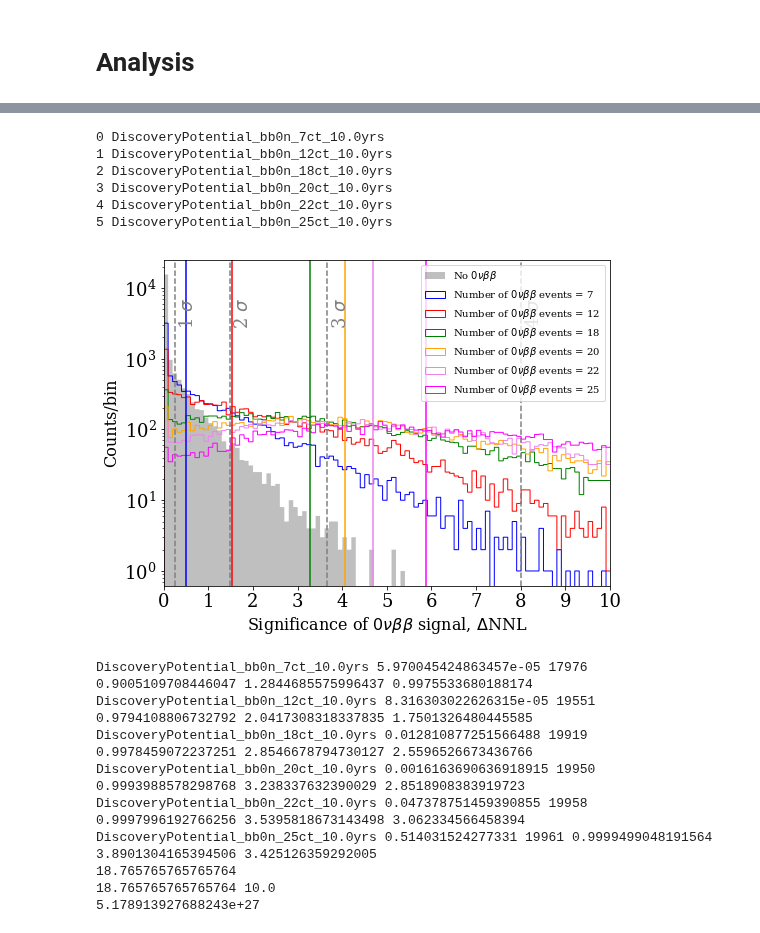
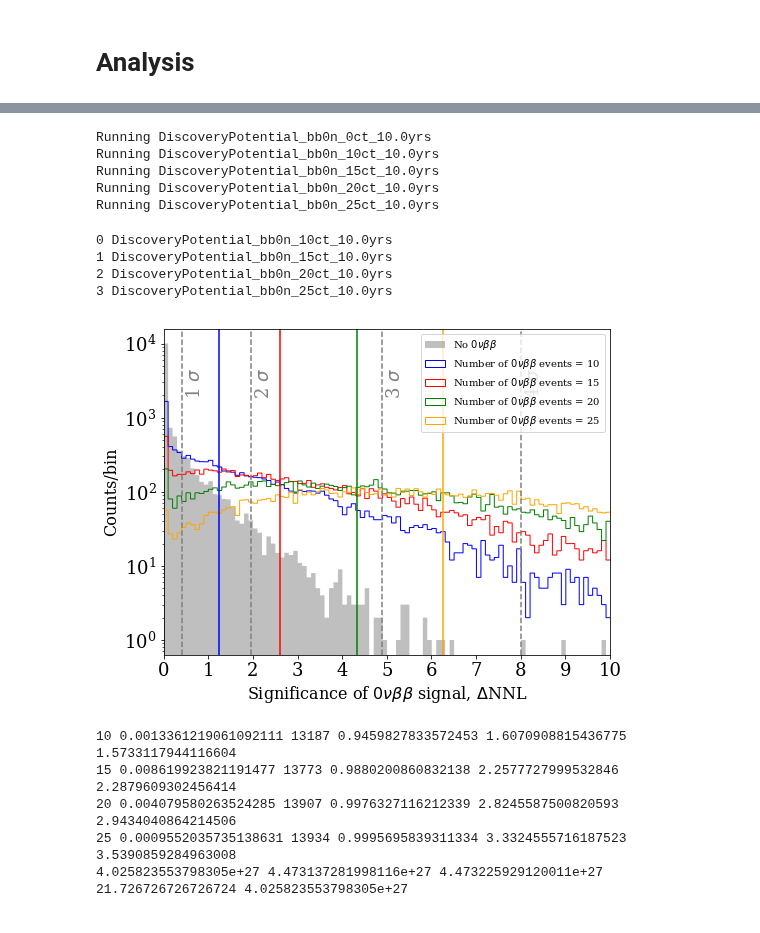
Before and after one commit to YMTheory/sensitivity, a Jupyter notebook: work/SensitivityPaper2020_scripts/DiscoveryPotential/DiscoveryPotential_Merged_v5.ipynb, the cells around one changed output, grey strips where cells are left out. Cells and saved outputs as stored; diff of their text form; code cells hidden in the pictures.

```diff
--- a/work/SensitivityPaper2020_scripts/DiscoveryPotential/DiscoveryPotential_Merged_v5.ipynb
+++ b/work/SensitivityPaper2020_scripts/DiscoveryPotential/DiscoveryPotential_Merged_v5.ipynb
@@ -78,7 +87,7 @@ def GetLivetime(Num, Livetime):
 # %% [markdown]
 # Data Read-In
 # %%
-OutputDir = '/g/g99/jamil1/lustre1/sensitivity/work/SensitivityPaper2020_scripts/DiscoveryPotential/Data/version1/h5/'
+OutputDir = '/g/g99/jamil1/lustre1/sensitivity/work/SensitivityPaper2020_scripts/DiscoveryPotential/Data/version2/h5/'
 
 AllFiles = os.listdir(OutputDir)
 H5Files = [filename for filename in AllFiles if filename.endswith('.h5')]
@@ -208,4 +168,17 @@ zvals = 1 - np.array([0.158655, 0.02275, 0.00135])
 # %%
+DeltaNLL = {}
+
 for Livetime in Livetimes:
-    for key in DeltaNLL[Livetime].keys():
-        DeltaNLL[Livetime][key] = np.array(DeltaNLL[Livetime][key])/2.0
+    DeltaNLL[Livetime] = {}
+
+    for key, df in dfdict[Livetime].items():
+        print('Running {}'.format(key))
+        DeltaNLL[Livetime][key] = []
+        for ii,x in enumerate(dfdict[Livetime][key]['lambda'].loc[maskdict[Livetime][key]]):
+            DeltaNLL[Livetime][key].append(x[0]/2.0)
+# %% [output]
+Running DiscoveryPotential_bb0n_0ct_10.0yrs
+Running DiscoveryPotential_bb0n_10ct_10.0yrs
+Running DiscoveryPotential_bb0n_15ct_10.0yrs
+Running DiscoveryPotential_bb0n_20ct_10.0yrs
+Running DiscoveryPotential_bb0n_25ct_10.0yrs
@@ -214,8 +185,6 @@ colors = ['blue', 'red', 'green', 'orange', 'violet','magenta']
 # %%
 from scipy.stats import chi2
 import scipy.stats as st
-
-
 
 hist = {}
 medians = {}
@@ -236,45 +205,43 @@ for Livetime in Livetimes:
 
     medians[Livetime] = []
     for ii,key in enumerate(list(DeltaNLL[Livetime].keys())[1:]):
         print(ii,key)
         hist[key] = plt.hist(np.abs(DeltaNLL[Livetime][key]),
                              bins=np.linspace(0,100,1000),
                              label=r'Number of $0\nu\beta\beta$ events = %s' % label[ii],
                              histtype='step',
                              color=colors[ii])
-        plt.axvline(x=np.median(sorted(np.abs(DeltaNLL[Livetime][key]))), ymin=0, ymax=1000, ls='-', color=colors[ii])
-        medians[Livetime].append(np.median(sorted(np.abs(DeltaNLL[Livetime][key]))))
+        plt.axvline(x=np.median(np.abs(DeltaNLL[Livetime][key])), ymin=0, ymax=1000, ls='-', color=colors[ii])
+        medians[Livetime].append(np.median(np.abs(DeltaNLL[Livetime][key])))
 
     xmax = 10
     plt.xlim(0,xmax)
     plt.xticks(np.arange(0,xmax+0.1,xmax/10.0))
     plt.yscale('log')
     plt.xlabel(r'Significance of $0\nu\beta\beta$ signal, $\Delta$NNL', fontsize=16)
     plt.ylabel('Counts/bin', fontsize=16)
     plt.legend(loc='upper right', fontsize=10)
 
-    for ii,zval in enumerate(zvals):
-        index = int(st.norm.cdf(ii+1)*len(np.abs(DeltaNLL[Livetime][NullSet])))
+    for ii in [1,2,3]:
+        index = int(st.norm.cdf(ii)*len(np.abs(DeltaNLL[Livetime][NullSet])))
         xpos = sorted(np.abs(DeltaNLL[Livetime][NullSet]))[index]
         plt.axvline(x=xpos, ymin=0, ymax=1000, ls='--', color='grey')
-        plt.text(xpos+0.1, np.max(hist[NullSet][0])*0.3,r'%d $\sigma$' % (ii+1),rotation=90, color='grey')
+        plt.text(xpos+0.1, np.max(hist[NullSet][0])*0.3,r'%d $\sigma$' % (ii),rotation=90, color='grey')
 
     # Significance assuming Wilks' theorem for sigma > 3
     # see slide 11 in https://indico.cern.ch/event/162087/contributions/235303/attachments/189340/265790/cowan_cargese_2.pdf
     for sigma in [4]:
         plt.axvline(x=sigma**2/2.0, ymin=0, ymax=1000, ls='--', color='grey')
         plt.text(sigma**2/2.0+0.1, np.max(hist[NullSet][0])*0.3,r'%d $\sigma$' % (sigma),rotation=90, color='grey')
 
 
     plt.savefig('null_hypothesis_%dyrs.pdf' % Livetime, bbox_inches='tight')
 # %% [output]
-0 DiscoveryPotential_bb0n_7ct_10.0yrs
-1 DiscoveryPotential_bb0n_12ct_10.0yrs
-2 DiscoveryPotential_bb0n_18ct_10.0yrs
-3 DiscoveryPotential_bb0n_20ct_10.0yrs
-4 DiscoveryPotential_bb0n_22ct_10.0yrs
-5 DiscoveryPotential_bb0n_25ct_10.0yrs
+0 DiscoveryPotential_bb0n_10ct_10.0yrs
+1 DiscoveryPotential_bb0n_15ct_10.0yrs
+2 DiscoveryPotential_bb0n_20ct_10.0yrs
+3 DiscoveryPotential_bb0n_25ct_10.0yrs
-[figure, old version]
+[figure, new version]
 # %%
 import scipy.stats as st
 
@@ -289,13 +256,13 @@ for Livetime in Livetimes:
     NullIndex = np.where(FoundNull > 0)[0][0]
     NullSet = list(DeltaNLL[Livetime].keys())[NullIndex]
 
-    sorted_nll = sorted(np.abs(DeltaNLL[Livetime][NullSet]))
+    sorted_nll = sorted(DeltaNLL[Livetime][NullSet])
     sigma[Livetime] = []
     for ii,key in enumerate(list(DeltaNLL[Livetime].keys())[1:]):
         diff_abs = np.abs(sorted_nll - medians[Livetime][ii])
         nll_val = np.min(diff_abs)
         cut = np.where(diff_abs == nll_val)[0][0]
-        print(key, nll_val, cut, cut/len(sorted_nll), st.norm.ppf(cut/len(sorted_nll)), np.sqrt(2*medians[Livetime][ii]))
+        print(label[ii], nll_val, cut, cut/len(sorted_nll), st.norm.ppf(cut/len(sorted_nll)), np.sqrt(2*medians[Livetime][ii]))
 
         sigma[Livetime].append(st.norm.ppf(cut/len(sorted_nll)))
 
@@ -304,18 +271,14 @@ for Livetime in Livetimes:
     Interpolation[Livetime] = np.interp(XInterp[Livetime], np.array(label).astype(int), sigma[Livetime])
     Diff = np.abs(Interpolation[Livetime] - 3.0)
     Cut[Livetime] = np.where(Diff == np.min(Diff))[0][0]
-    print(XInterp[Livetime][Cut[Livetime]])
-    print(GetLivetime(XInterp[Livetime][Cut[Livetime]], Livetime))
+    print(XInterp[Livetime][Cut[Livetime]], GetLivetime(XInterp[Livetime][Cut[Livetime]], Livetime))
 # %% [output]
-DiscoveryPotential_bb0n_7ct_10.0yrs 5.970045424863457e-05 17976 0.9005109708446047 1.2844685575996437 0.9975533680188174
-DiscoveryPotential_bb0n_12ct_10.0yrs 8.316303022626315e-05 19551 0.9794108806732792 2.0417308318337835 1.7501326480445585
-DiscoveryPotential_bb0n_18ct_10.0yrs 0.012810877251566488 19919 0.9978459072237251 2.8546678794730127 2.5596526673436766
-DiscoveryPotential_bb0n_20ct_10.0yrs 0.0016163690636918915 19950 0.9993988578298768 3.238337632390029 2.8518908383919723
-DiscoveryPotential_bb0n_22ct_10.0yrs 0.047378751459390855 19958 0.9997996192766256 3.5395818673143498 3.062334566458394
-DiscoveryPotential_bb0n_25ct_10.0yrs 0.514031524277331 19961 0.9999499048191564 3.8901304165394506 3.425126359292005
-18.765765765765764
-18.765765765765764 10.0
-5.178913927688243e+27
+10 0.0013361219061092111 13187 0.9459827833572453 1.6070908815436775 1.5733117944116604
+15 0.008619923821191477 13773 0.9880200860832138 2.2577727999532846 2.2879609302456414
+20 0.004079580263524285 13907 0.9976327116212339 2.8245587500820593 2.9434040864214506
+25 0.0009552035735138631 13934 0.9995695839311334 3.3324555716187523 3.5390859284963008
+4.025823553798305e+27 4.473137281998116e+27 4.473225929120011e+27
+21.726726726726724 4.025823553798305e+27
 # %%
 for Livetime in Livetimes:
     label = [x[len('DiscoveryPotential_bb0n_'):x.find('ct_')] for x in list(DeltaNLL[Livetime].keys())][1:] # get number of counts from tag name
```
Also changed, not shown: parts of 10 cells of this notebook.
